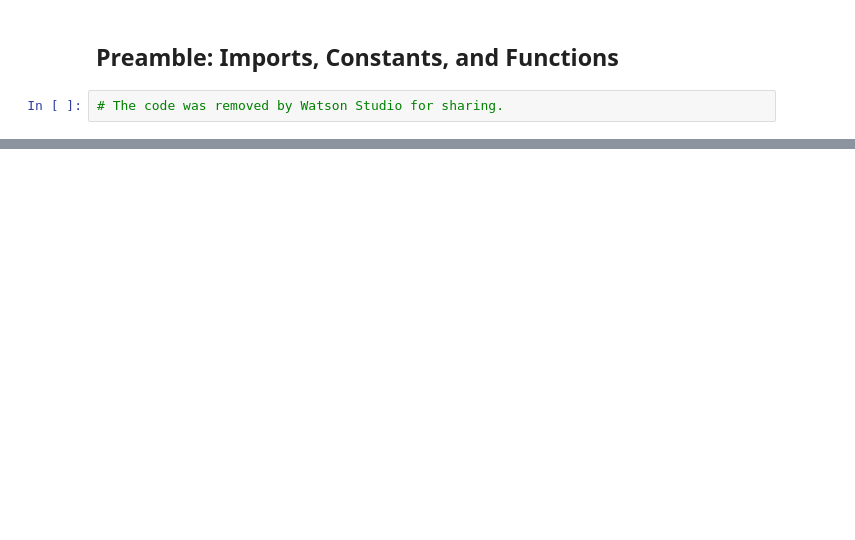
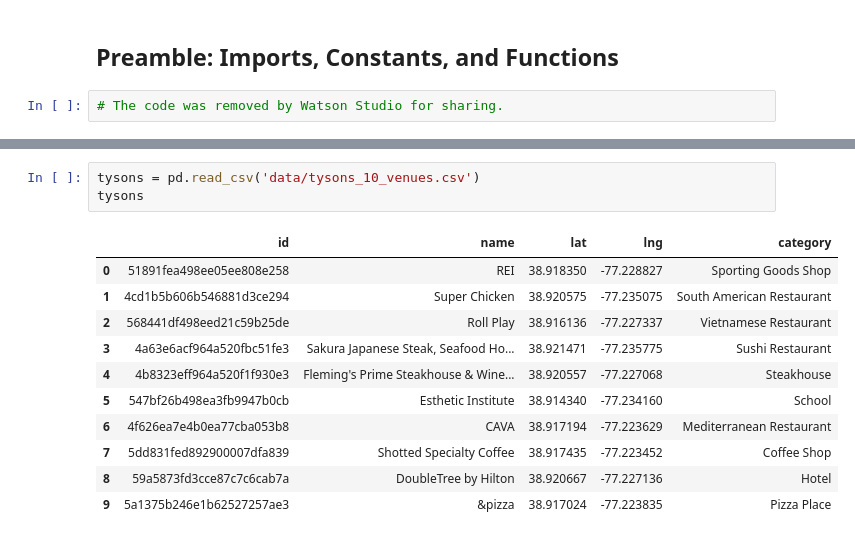
Before and after one commit to sthatcher1118/Coursera_Capstone, a Jupyter notebook: The Battle of Neighborhoods (Week 1).ipynb, the cells around one changed output, grey strips where cells are left out. Drawn from its saved outputs; the diff is of its cells as text; blank space fills up the shorter version.

```diff
--- a/The Battle of Neighborhoods (Week 1).ipynb
+++ b/The Battle of Neighborhoods (Week 1).ipynb
@@ -263,0 +208,15 @@ print(type(PLACES[['lat','lng']].max().values))
+# %%
+tysons = pd.read_csv('data/tysons_10_venues.csv')
+tysons
+# %% [output]
+|  | id | name | lat | lng | category |
+| 0 | 51891fea498ee05ee808e258 | REI | 38.918350 | -77.228827 | Sporting Goods Shop |
+| 1 | 4cd1b5b606b546881d3ce294 | Super Chicken | 38.920575 | -77.235075 | South American Restaurant |
+| 2 | 568441df498eed21c59b25de | Roll Play | 38.916136 | -77.227337 | Vietnamese Restaurant |
+| 3 | 4a63e6acf964a520fbc51fe3 | Sakura Japanese Steak, Seafood Ho... | 38.921471 | -77.235775 | Sushi Restaurant |
+| 4 | 4b8323eff964a520f1f930e3 | Fleming's Prime Steakhouse & Wine... | 38.920557 | -77.227068 | Steakhouse |
+| 5 | 547bf26b498ea3fb9947b0cb | Esthetic Institute | 38.914340 | -77.234160 | School |
+| 6 | 4f626ea7e4b0ea77cba053b8 | CAVA | 38.917194 | -77.223629 | Mediterranean Restaurant |
+| 7 | 5dd831fed892900007dfa839 | Shotted Specialty Coffee | 38.917435 | -77.223452 | Coffee Shop |
+| 8 | 59a5873fd3cce87c7c6cab7a | DoubleTree by Hilton | 38.920667 | -77.227136 | Hotel |
+| 9 | 5a1375b246e1b62527257ae3 | &pizza | 38.917024 | -77.223835 | Pizza Place |
```
Also changed, not shown: parts of 23 cells of this notebook, 2 other files.
